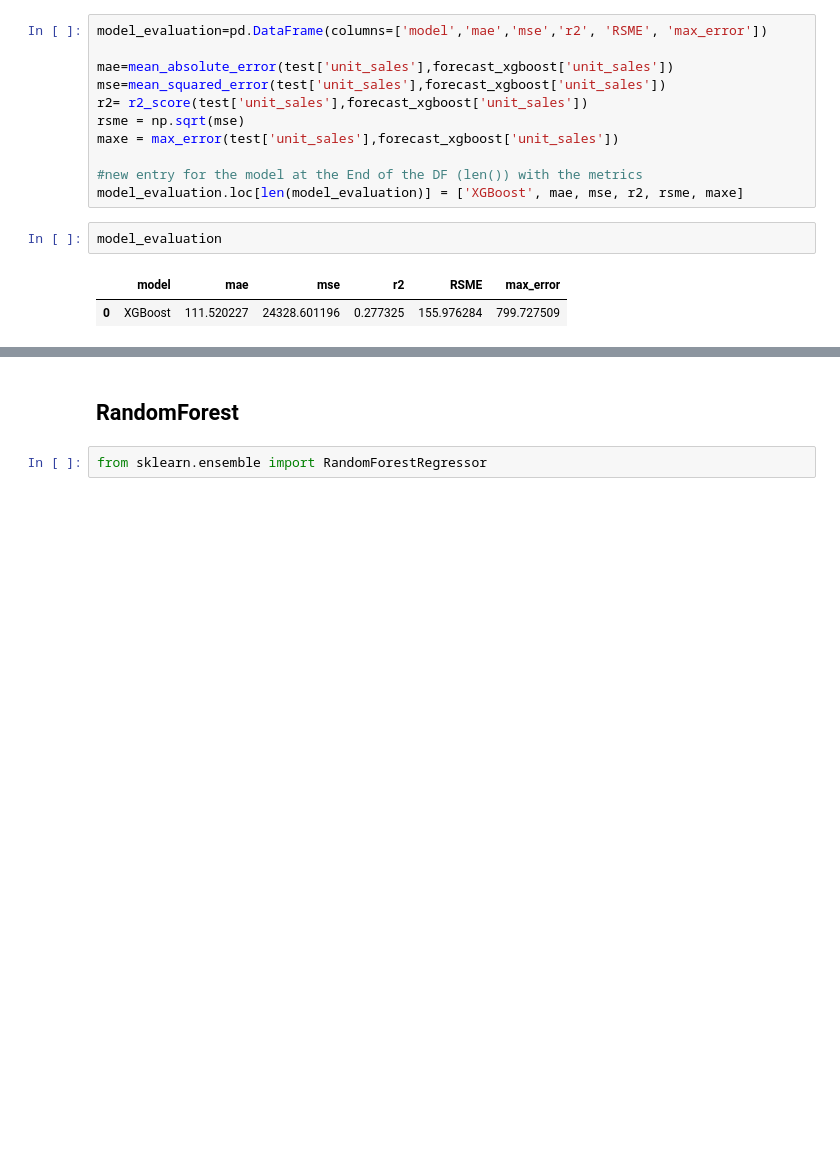
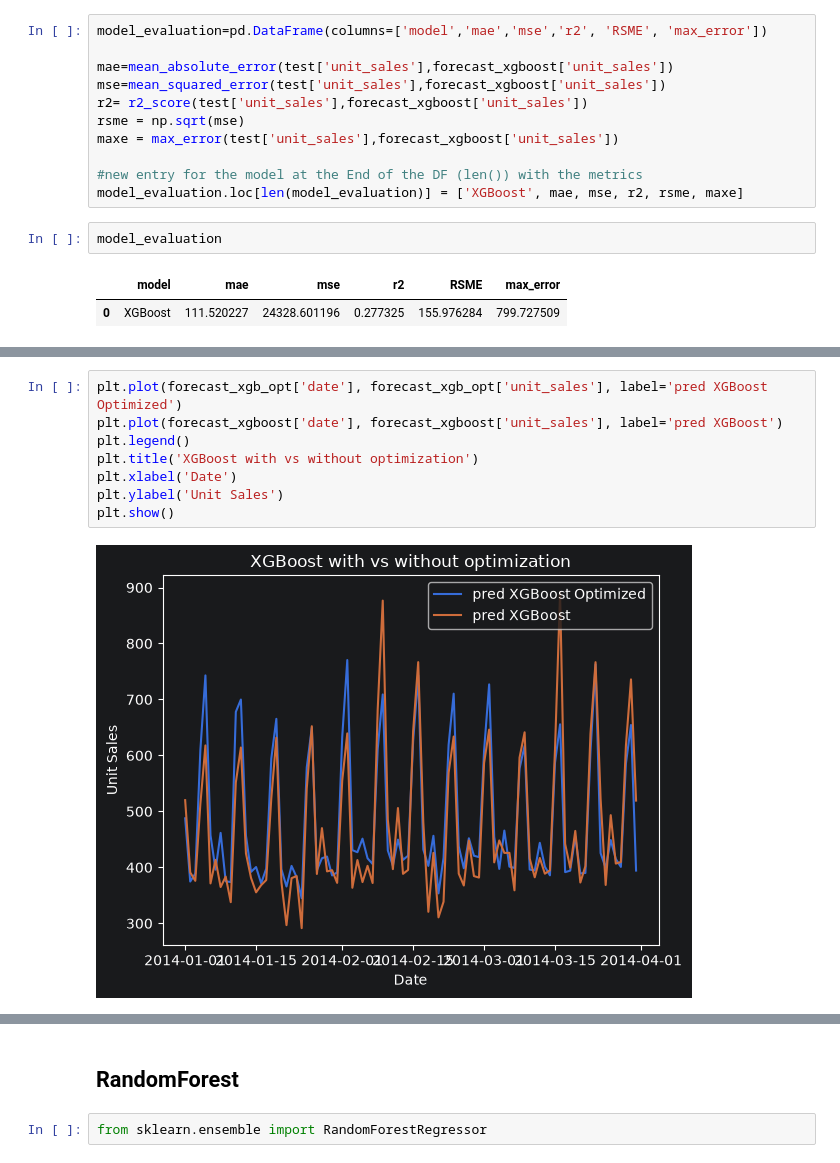
Before and after one commit to ka-katrin/Python_Timeseries_Project, a Jupyter notebook: feature_engineering_models.ipynb, the cells around one changed output, grey strips where cells are left out. Cells and saved outputs as stored; diff of their text form; blank space fills up the shorter version.

```diff
--- a/feature_engineering_models.ipynb
+++ b/feature_engineering_models.ipynb
@@ -201,0 +322,10 @@ model_evaluation
+# %%
+plt.plot(forecast_xgb_opt['date'], forecast_xgb_opt['unit_sales'], label='pred XGBoost Optimized')
+plt.plot(forecast_xgboost['date'], forecast_xgboost['unit_sales'], label='pred XGBoost')
+plt.legend()
+plt.title('XGBoost with vs without optimization')
+plt.xlabel('Date')
+plt.ylabel('Unit Sales')
+plt.show()
+# %% [output]
+[figure, added]
```
Also changed, not shown: parts of 30 cells of this notebook.
